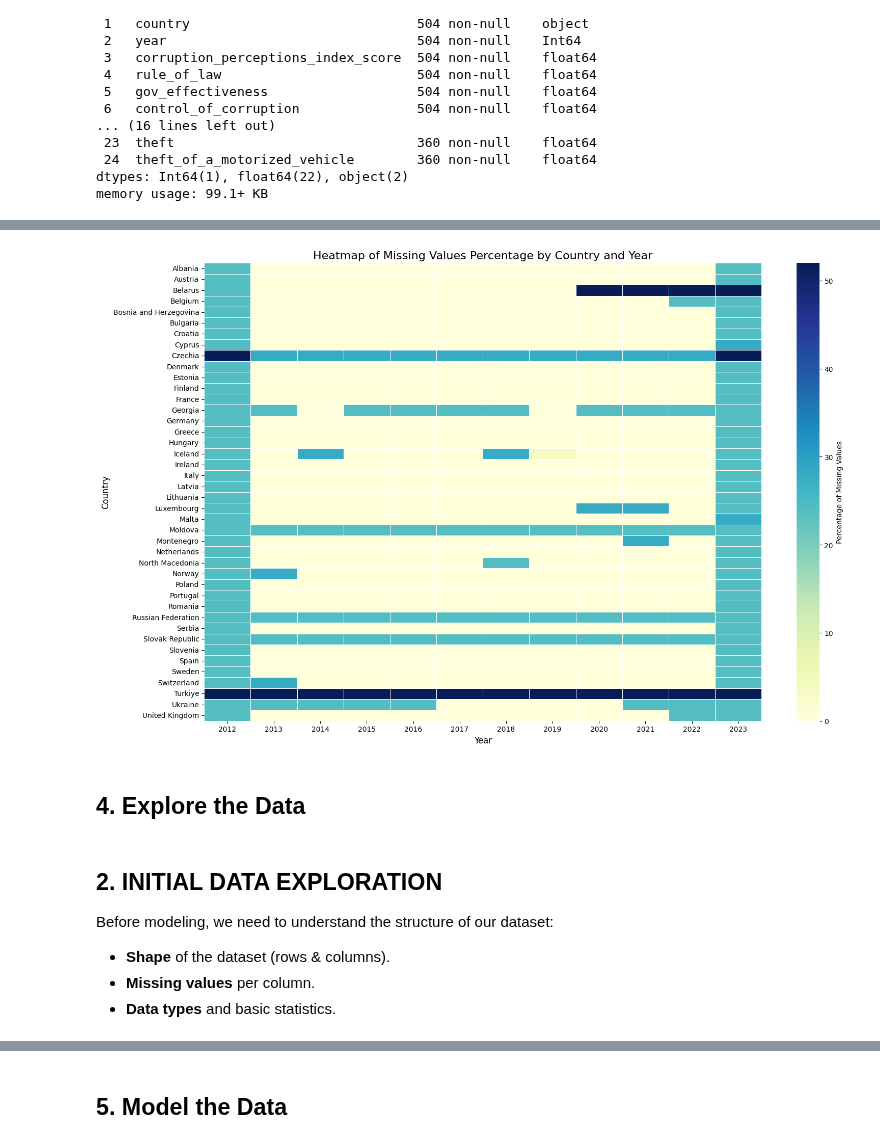
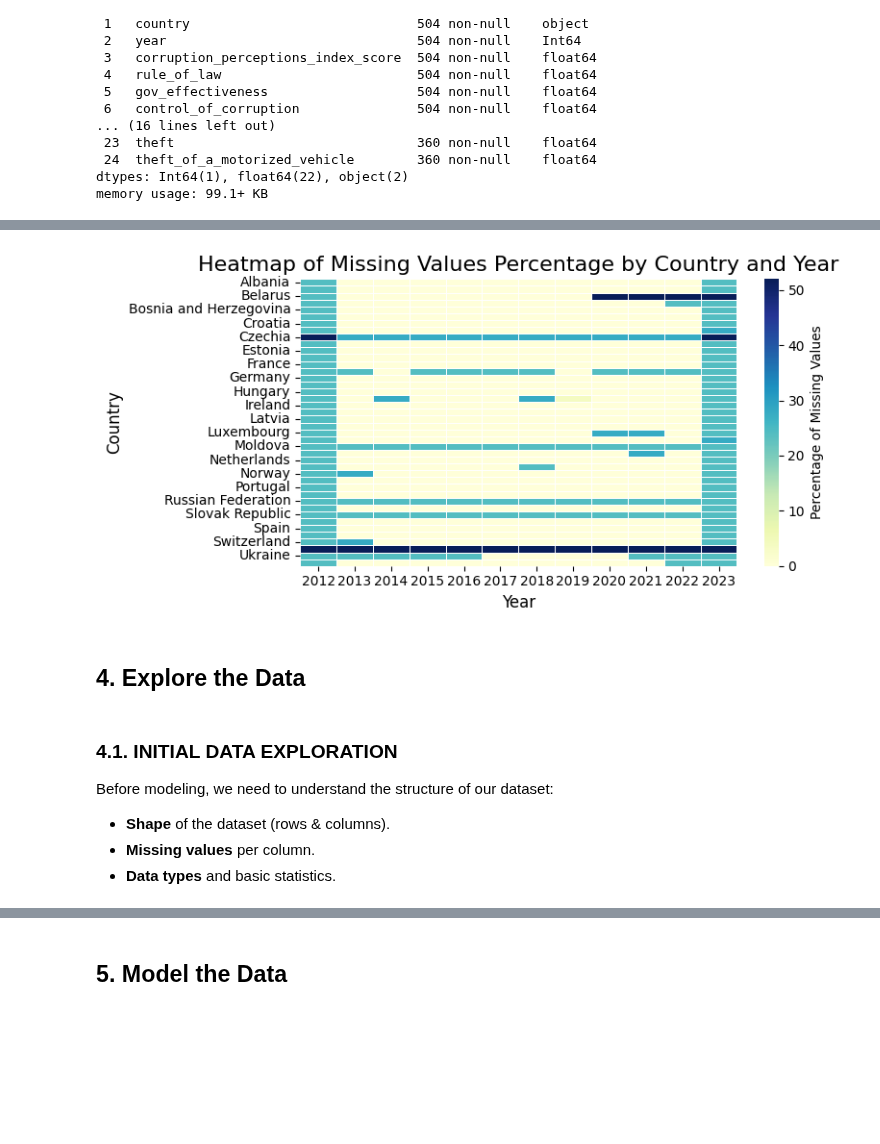
Before and after one commit to gonlyplease/corruption_analysis_europe, a Jupyter notebook: notebooks/corruption_analyses.ipynb, the cells around one changed output, grey strips where cells are left out. Drawn from its saved outputs; the diff is of its cells as text; code cells hidden in the pictures; blank space fills up the shorter version.

```diff
--- a/notebooks/corruption_analyses.ipynb
+++ b/notebooks/corruption_analyses.ipynb
@@ -1159,31 +1149,31 @@ plt.show()
 # %%
 # Calculate the percentage of missing values for each country and year
 missing_percentage = corruption_dataset.groupby(['country', 'year']).apply(lambda x: x.isnull().sum().sum() / x.size * 100).reset_index()
 missing_percentage.columns = ['country', 'year', 'missing_percentage']
 
 # Pivot the data to create a heatmap-friendly format
 heatmap_data = missing_percentage.pivot(index='country', columns='year', values='missing_percentage')
 
 # Plot the heatmap
-plt.figure(figsize=(16, 10))
+plt.figure(figsize=(8, 4))
 sns.heatmap(
     heatmap_data,
     cmap="YlGnBu",
     cbar_kws={'label': 'Percentage of Missing Values'},
     linewidths=0.5,
     annot=False
 )
 plt.title('Heatmap of Missing Values Percentage by Country and Year', fontsize=16)
 plt.xlabel('Year', fontsize=12)
 plt.ylabel('Country', fontsize=12)
 plt.tight_layout()
 plt.show()
 # %% [output]
-[figure, old version]
+[figure, new version]
 # %% [markdown]
 ## 4. Explore the Data
 # %% [markdown]
-## 2. INITIAL DATA EXPLORATION
+### 4.1. INITIAL DATA EXPLORATION
 
 Before modeling, we need to understand the structure of our dataset:
 - **Shape** of the dataset (rows & columns).
```
Also changed, not shown: parts of 23 cells of this notebook, 6 other files.
